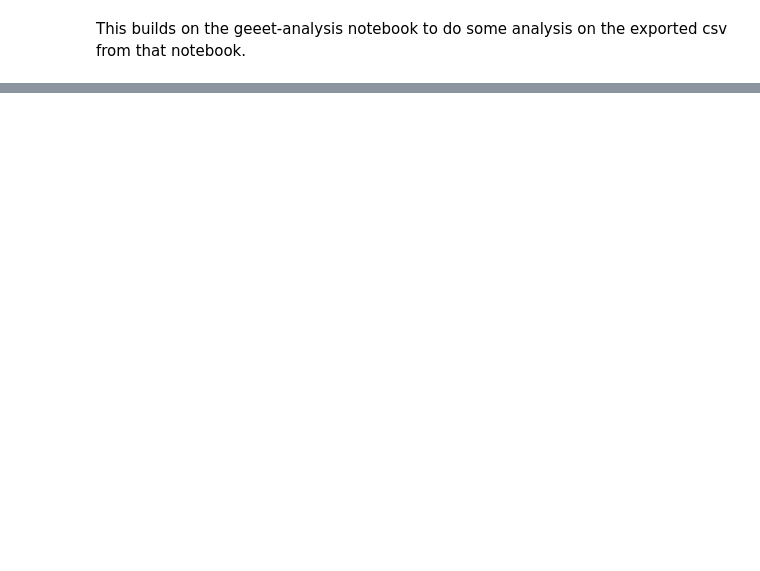
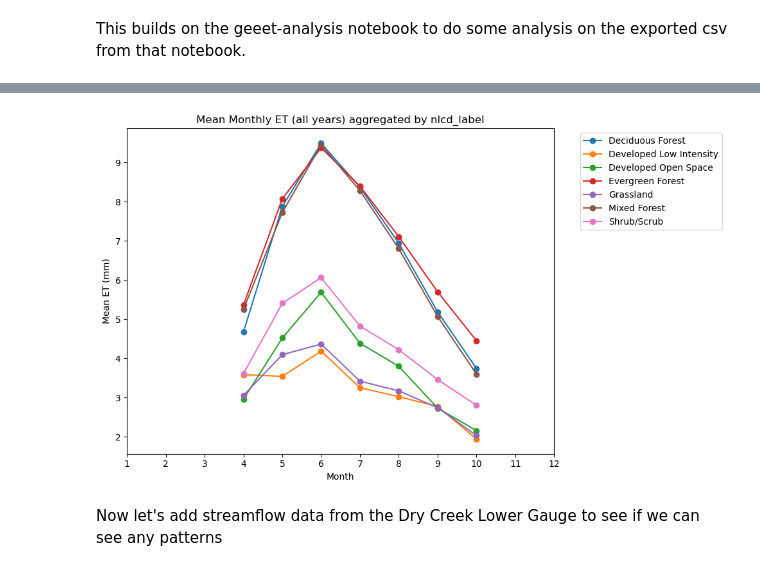
Before and after one commit to gitmax-amazing/thesis, a Jupyter notebook: geeet-plotting.ipynb, the cells around one changed output, grey strips where cells are left out. Drawn from its saved outputs; the diff is of its cells as text; code cells hidden in the pictures; blank space fills up the shorter version.

```diff
--- a/geeet-plotting.ipynb
+++ b/geeet-plotting.ipynb
@@ -186,0 +238,6 @@ plt.show()
+# %%
+plot_mean_monthly_over_years(pivot_mean, lookup, ['nlcd_label'])
+# %% [output]
+[figure, added]
+# %% [markdown]
+Now let's add streamflow data from the Dry Creek Lower Gauge to see if we can see any patterns
```
Also changed, not shown: parts of 16 cells of this notebook, 1 other file.
